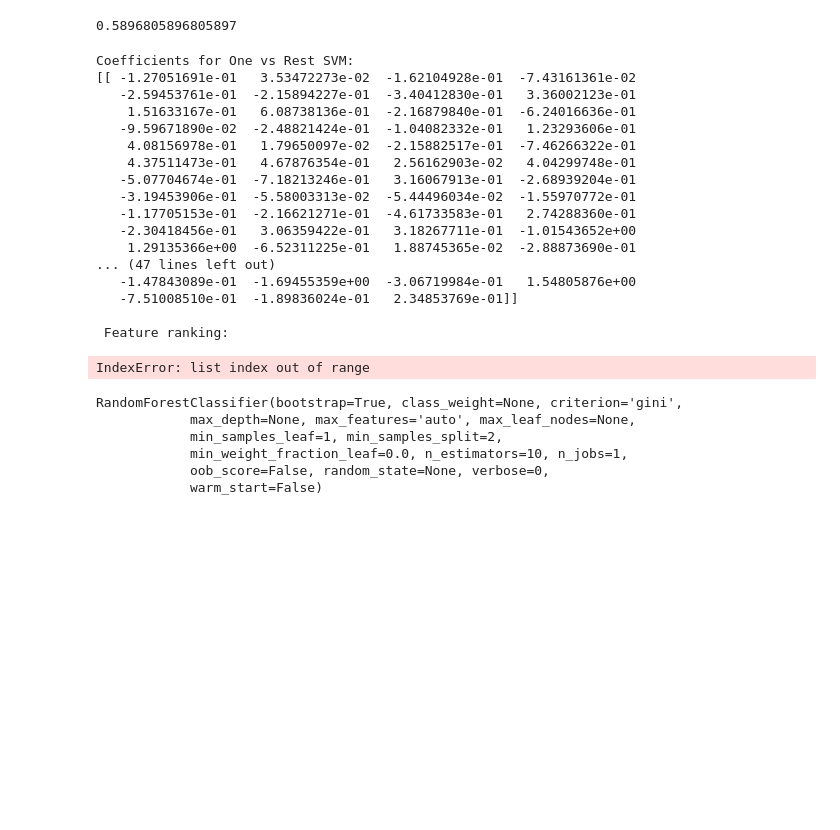
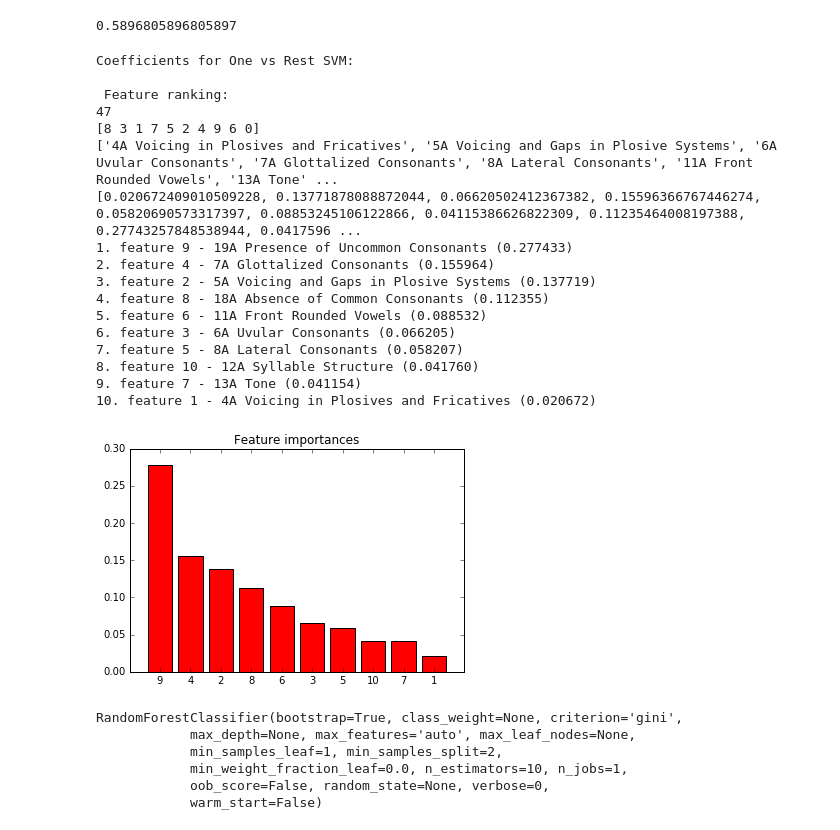
Before and after one commit to ersanchezo/Climate_Language, a Jupyter notebook: Climate_Language(V3).ipynb, the cells around one changed output. Drawn from its saved outputs; the diff is of its cells as text; code cells hidden in the pictures; blank space fills up the shorter version.

```diff
--- a/Climate_Language(V3).ipynb
+++ b/Climate_Language(V3).ipynb
@@ -262,57 +255,86 @@ for i in range(0, len(pred)):
 c/len(pred)
 # %% [output]
 0.5896805896805897
+# %%
+#OHE feature importance correction auxilary function (combines all the features)
+
+def feat_imp_ohe(ft_ind, act_ft, coef):
+    ft = []
+    final =[]
+    for i in range(0, len(ft_ind)-1):
+        ft.append([])
+    for j in range(0, len(act_ft)):
+        for k in range (0, len(ft_ind)-1):
+            if act_ft[j] >= ft_ind[k] and act_ft[j]<= ft_ind[k+1]-1:
+                ft[k].append(act_ft[j])
+
+    for l in range(0, len(ft)):
+        lis = []
+        for m in range(0, len(ft[l])):
+            lis.append(coef[0])
+            coef.pop(0)
+        final.append(sum(lis))
+
+    return(final)
 # %%
 #Feature Importance - for each list j, represents the jth feature vs Rest linear SVM's coefficient
 
 sv_ovr.fit(x_phon, y_phon)
 coef = sv_ovr.coef_
 
 
 print("Coefficients for One vs Rest SVM:")
-print(coef)
+
 a = np.absolute(coef)
 b = np.sum(a, axis=0)
 b = np.square(b)
 s = sum(b)
 feat = np.true_divide(b,s)
 feat = np.asarray(feat)
+feat = feat.tolist()
+
+feat = feat_imp_ohe(enc.feature_indices_, enc.active_features_, feat)
 
 ind = np.argsort(feat)[::-1]
 
 print("\n Feature ranking:")
 
 X = np.asarray(x_phon)
+print(X.shape[1])
+print(ind)
+print(phon_feat)
+print(feat)
+for f in range(len(feat)):
+    print("%d. feature %d - %s (%f)" % (f + 1, ind[f] + 1, phon_feat[ind[f]], feat[ind[f]]))
 
-for f in range(X.shape[1]):
-    print("%d. feature %d - %s (%f)" % (f + 1, ind[f] + 1, phon_feat[ind[f]], feat[ind[f]]))
+feat = np.asarray(feat)
 
 plt.figure()
 plt.title("Feature importances")
-plt.bar(range(X.shape[1]), feat[ind],
+plt.bar(range(len(feat)), feat[ind],
        color="r", align="center")
-plt.xticks(range(X.shape[1]), ind+1)
-plt.xlim([-1, X.shape[1]])
+plt.xticks(range(len(feat)), ind+1)
+plt.xlim([-1, len(feat)])
 plt.show()
 # %% [output]
 Coefficients for One vs Rest SVM:
-[[ -1.27051691e-01   3.53472273e-02  -1.62104928e-01  -7.43161361e-02
-   -2.59453761e-01  -2.15894227e-01  -3.40412830e-01   3.36002123e-01
-    1.51633167e-01   6.08738136e-01  -2.16879840e-01  -6.24016636e-01
-   -9.59671890e-02  -2.48821424e-01  -1.04082332e-01   1.23293606e-01
-    4.08156978e-01   1.79650097e-02  -2.15882517e-01  -7.46266322e-01
-    4.37511473e-01   4.67876354e-01   2.56162903e-02   4.04299748e-01
-   -5.07704674e-01  -7.18213246e-01   3.16067913e-01  -2.68939204e-01
-   -3.19453906e-01  -5.58003313e-02  -5.44496034e-02  -1.55970772e-01
-   -1.17705153e-01  -2.16621271e-01  -4.61733583e-01   2.74288360e-01
-   -2.30418456e-01   3.06359422e-01   3.18267711e-01  -1.01543652e+00
-    1.29135366e+00  -6.52311225e-01   1.88745365e-02  -2.88873690e-01
-... (47 lines left out)
-   -1.47843089e-01  -1.69455359e+00  -3.06719984e-01   1.54805876e+00
-   -7.51008510e-01  -1.89836024e-01   2.34853769e-01]]
 
  Feature ranking:
+47
+[8 3 1 7 5 2 4 9 6 0]
+['4A Voicing in Plosives and Fricatives', '5A Voicing and Gaps in Plosive Systems', '6A Uvular Consonants', '7A Glottalized Consonants', '8A Lateral Consonants', '11A Front Rounded Vowels', '13A Tone' ...
+[0.020672409010509228, 0.13771878088872044, 0.06620502412367382, 0.15596366767446274, 0.05820690573317397, 0.08853245106122866, 0.04115386626822309, 0.11235464008197388, 0.27743257848538944, 0.0417596 ...
+1. feature 9 - 19A Presence of Uncommon Consonants (0.277433)
+2. feature 4 - 7A Glottalized Consonants (0.155964)
+3. feature 2 - 5A Voicing and Gaps in Plosive Systems (0.137719)
+4. feature 8 - 18A Absence of Common Consonants (0.112355)
+5. feature 6 - 11A Front Rounded Vowels (0.088532)
+6. feature 3 - 6A Uvular Consonants (0.066205)
+7. feature 5 - 8A Lateral Consonants (0.058207)
+8. feature 10 - 12A Syllable Structure (0.041760)
+9. feature 7 - 13A Tone (0.041154)
+10. feature 1 - 4A Voicing in Plosives and Fricatives (0.020672)
-IndexError: list index out of range
+[figure, added]
 # %%
 #Random Forest Multi-Classification with One Hot Encoding for Climate Vector
 from sklearn.ensemble import RandomForestClassifier
```
Also changed, not shown: parts of 52 cells of this notebook.
